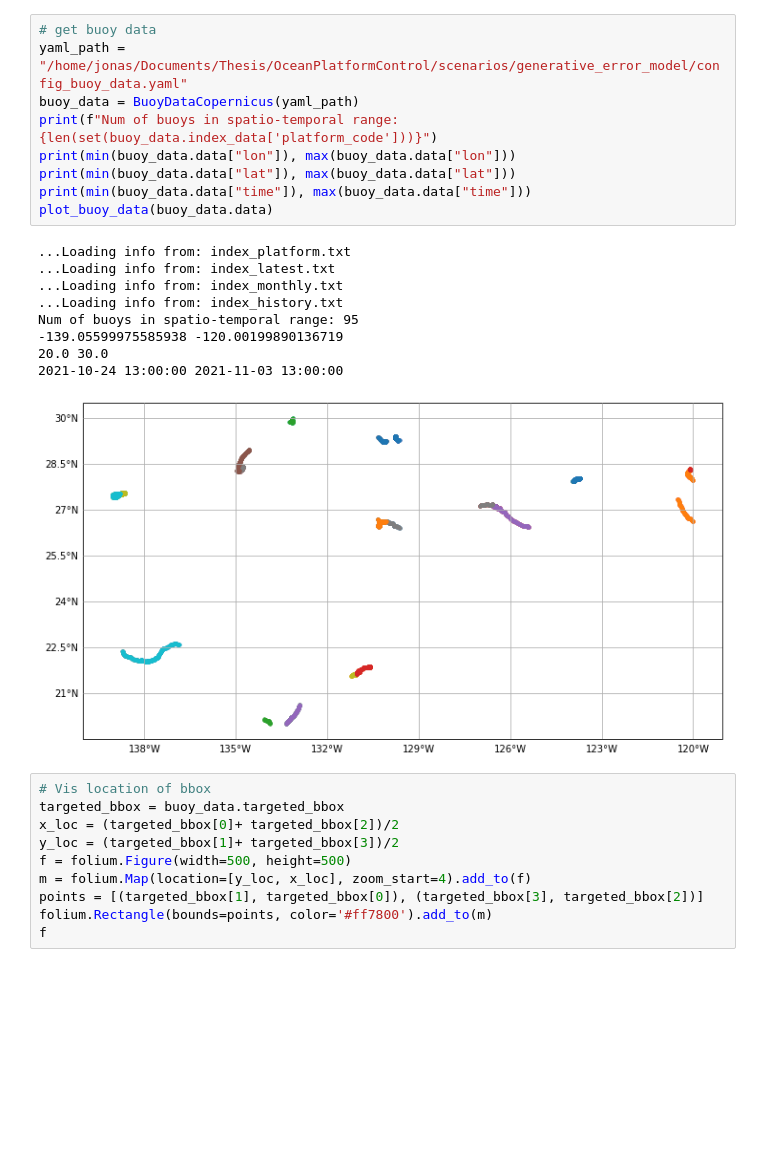
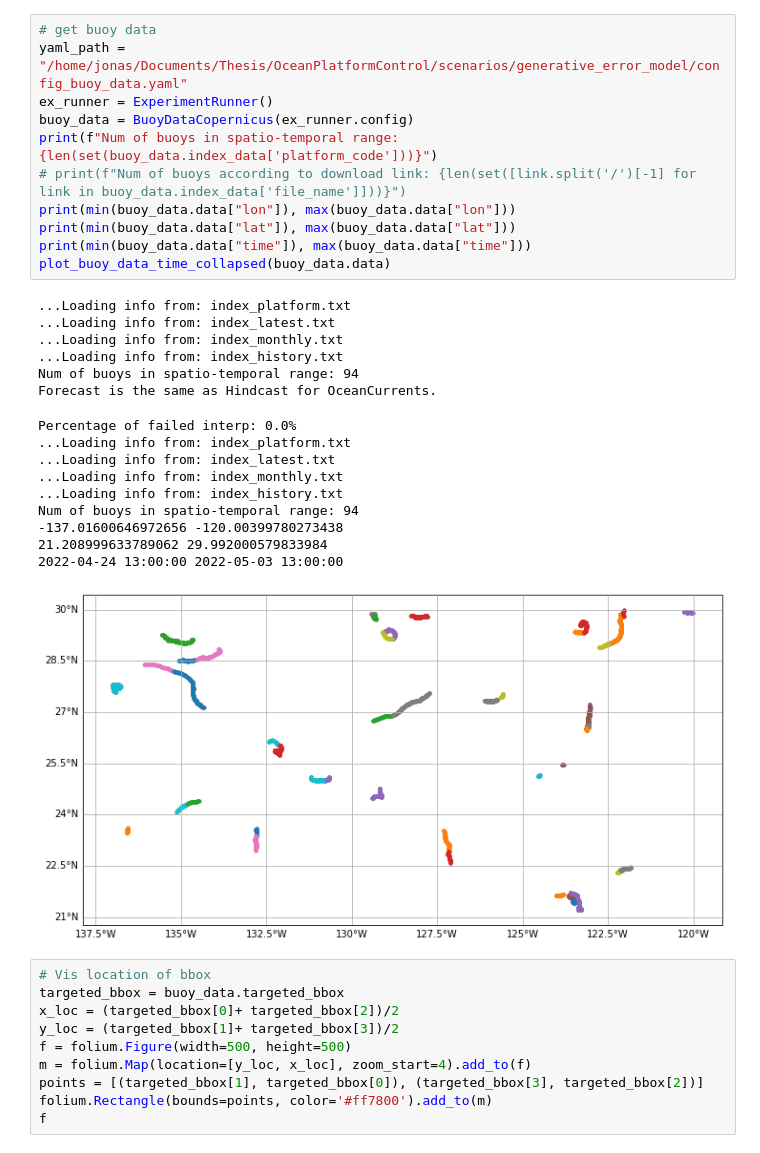
Before and after one commit to MariusWiggert/OceanPlatformControl, a Jupyter notebook: ocean_navigation_simulator/generative_error_model/drifter_periodicity_check.ipynb, the cells around one changed output. Drawn from its saved outputs; the diff is of its cells as text; blank space fills up the shorter version.

```diff
--- a/ocean_navigation_simulator/generative_error_model/drifter_periodicity_check.ipynb
+++ b/ocean_navigation_simulator/generative_error_model/drifter_periodicity_check.ipynb
@@ -26,22 +30,31 @@ import os
 # %%
 # get buoy data
 yaml_path = "/home/jonas/Documents/Thesis/OceanPlatformControl/scenarios/generative_error_model/config_buoy_data.yaml"
-buoy_data = BuoyDataCopernicus(yaml_path)
+ex_runner = ExperimentRunner()
+buoy_data = BuoyDataCopernicus(ex_runner.config)
 print(f"Num of buoys in spatio-temporal range: {len(set(buoy_data.index_data['platform_code']))}")
+# print(f"Num of buoys according to download link: {len(set([link.split('/')[-1] for link in buoy_data.index_data['file_name']]))}")
 print(min(buoy_data.data["lon"]), max(buoy_data.data["lon"]))
 print(min(buoy_data.data["lat"]), max(buoy_data.data["lat"]))
 print(min(buoy_data.data["time"]), max(buoy_data.data["time"]))
-plot_buoy_data(buoy_data.data)
+plot_buoy_data_time_collapsed(buoy_data.data)
 # %% [output]
 ...Loading info from: index_platform.txt
 ...Loading info from: index_latest.txt
 ...Loading info from: index_monthly.txt
 ...Loading info from: index_history.txt
-Num of buoys in spatio-temporal range: 95
--139.05599975585938 -120.00199890136719
-20.0 30.0
-2021-10-24 13:00:00 2021-11-03 13:00:00
+Num of buoys in spatio-temporal range: 94
+Forecast is the same as Hindcast for OceanCurrents.
+Percentage of failed interp: 0.0%
+...Loading info from: index_platform.txt
+...Loading info from: index_latest.txt
+...Loading info from: index_monthly.txt
+...Loading info from: index_history.txt
+Num of buoys in spatio-temporal range: 94
+-137.01600646972656 -120.00399780273438
+21.208999633789062 29.992000579833984
+2022-04-24 13:00:00 2022-05-03 13:00:00
-[figure, old version]
+[figure, new version]
 # %%
 # Vis location of bbox
 targeted_bbox = buoy_data.targeted_bbox
```
Also changed, not shown: parts of 1 cell of this notebook, 2 other files.
